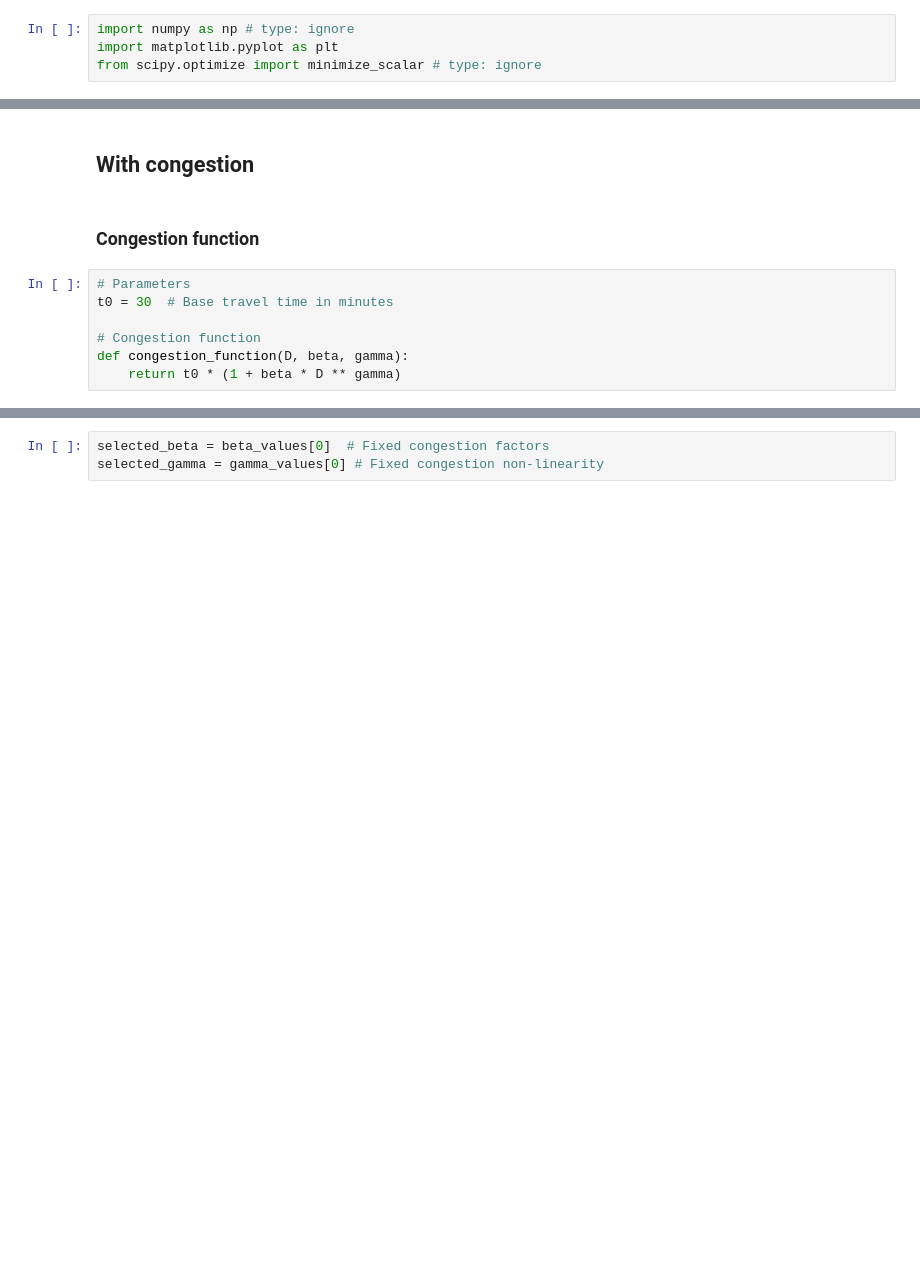
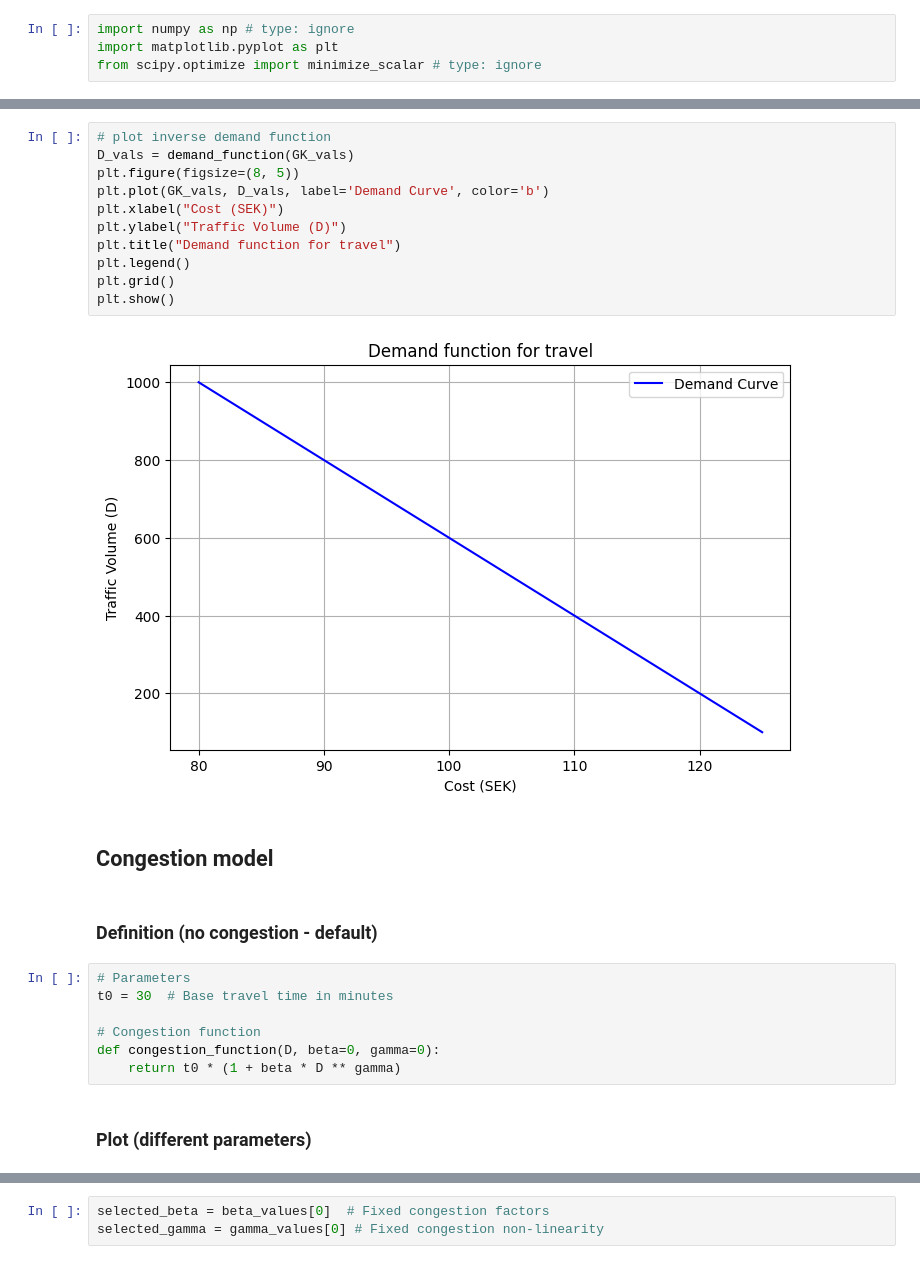
Before and after one commit to abdeaitali/cba, a Jupyter notebook: TNK126_CBA_ex2.ipynb, the cells around one changed output, grey strips where cells are left out. Saved outputs shown, nothing was run; the diff lists cells and outputs as text; blank space fills up the shorter version.

```diff
--- a/TNK126_CBA_ex2.ipynb
+++ b/TNK126_CBA_ex2.ipynb
@@ -34,12 +46,27 @@ plt.show()
+# %%
+# plot inverse demand function
+D_vals = demand_function(GK_vals)
+plt.figure(figsize=(8, 5))
+plt.plot(GK_vals, D_vals, label='Demand Curve', color='b')
+plt.xlabel("Cost (SEK)")
+plt.ylabel("Traffic Volume (D)")
+plt.title("Demand function for travel")
+plt.legend()
+plt.grid()
+plt.show()
+# %% [output]
+[figure, added]
+# %% [markdown]
+## Congestion model
 # %% [markdown]
-## With congestion
+### Definition (no congestion - default)
-# %% [markdown]
-### Congestion function
 # %%
 # Parameters
 t0 = 30  # Base travel time in minutes
 
 # Congestion function
-def congestion_function(D, beta, gamma):
+def congestion_function(D, beta=0, gamma=0):
     return t0 * (1 + beta * D ** gamma)
+# %% [markdown]
+### Plot (different parameters)
 # %%
```
Also changed, not shown: parts of 40 cells of this notebook.
